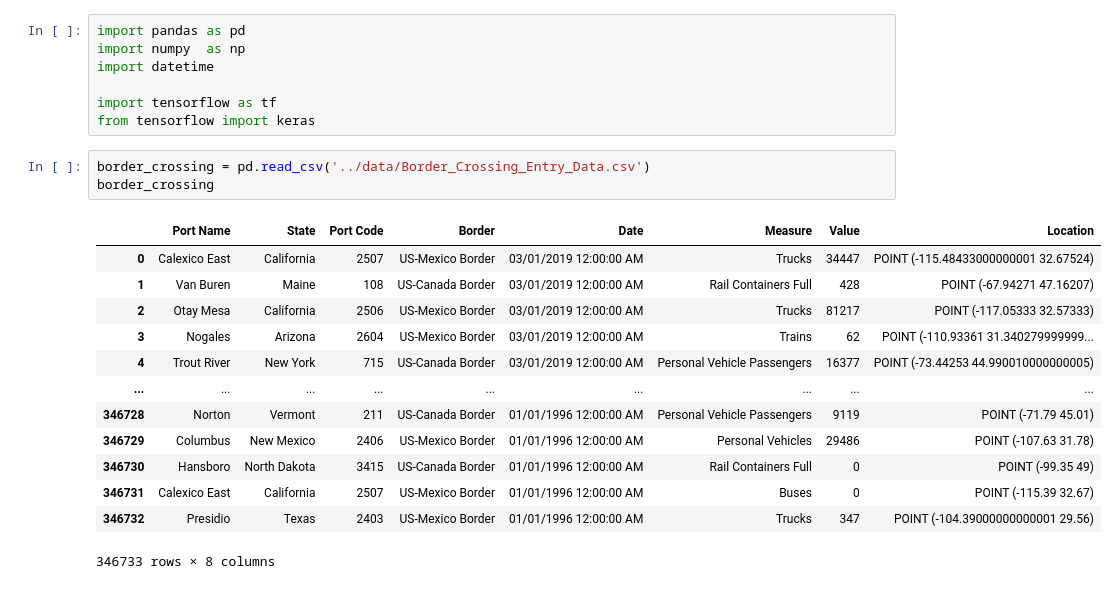
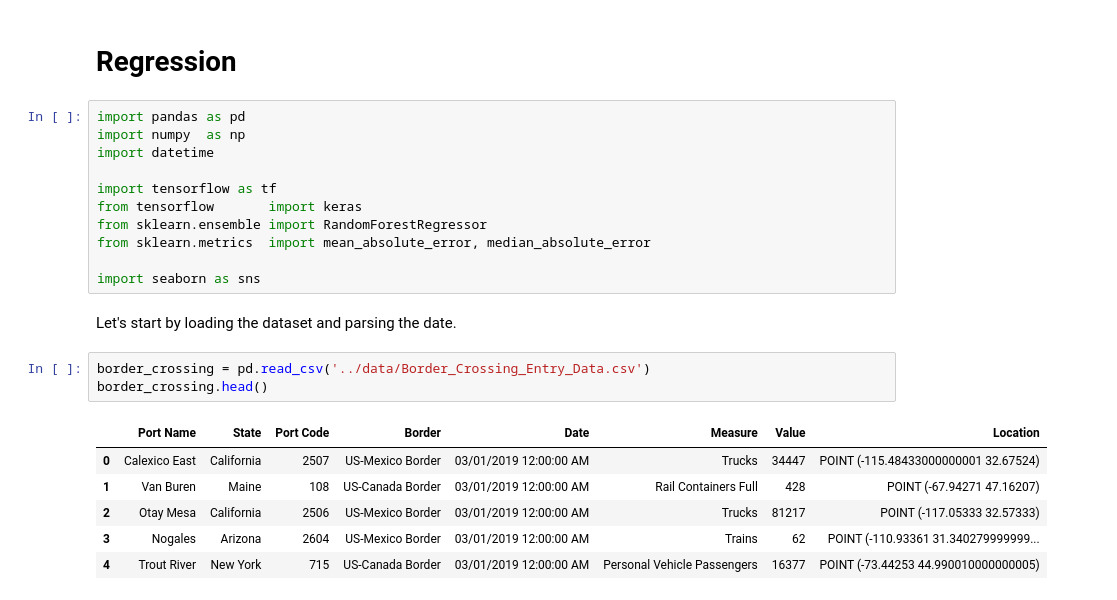
Before and after one commit to dynamic-duo-data-science/dynamicduo, a Jupyter notebook: notebooks/Regression.ipynb, the cells around one changed output. Cells and saved outputs as stored; diff of their text form.

```diff
--- a/notebooks/Regression.ipynb
+++ b/notebooks/Regression.ipynb
@@ -1,25 +1,26 @@
+# %% [markdown]
+# Regression
 # %%
 import pandas as pd
 import numpy  as np
 import datetime
 
 import tensorflow as tf
-from tensorflow import keras
+from tensorflow       import keras
+from sklearn.ensemble import RandomForestRegressor
+from sklearn.metrics  import mean_absolute_error, median_absolute_error
+
+import seaborn as sns
+# %% [markdown]
+Let's start by loading the dataset and parsing the date.
 # %%
 border_crossing = pd.read_csv('../data/Border_Crossing_Entry_Data.csv')
-border_crossing
+border_crossing.head()
 # %% [output]
 |  | Port Name | State | Port Code | Border | Date | Measure | Value | Location |
 | 0 | Calexico East | California | 2507 | US-Mexico Border | 03/01/2019 12:00:00 AM | Trucks | 34447 | POINT (-115.48433000000001 32.67524) |
 | 1 | Van Buren | Maine | 108 | US-Canada Border | 03/01/2019 12:00:00 AM | Rail Containers Full | 428 | POINT (-67.94271 47.16207) |
 | 2 | Otay Mesa | California | 2506 | US-Mexico Border | 03/01/2019 12:00:00 AM | Trucks | 81217 | POINT (-117.05333 32.57333) |
 | 3 | Nogales | Arizona | 2604 | US-Mexico Border | 03/01/2019 12:00:00 AM | Trains | 62 | POINT (-110.93361 31.340279999999... |
 | 4 | Trout River | New York | 715 | US-Canada Border | 03/01/2019 12:00:00 AM | Personal Vehicle Passengers | 16377 | POINT (-73.44253 44.990010000000005) |
-| ... | ... | ... | ... | ... | ... | ... | ... | ... |
-| 346728 | Norton | Vermont | 211 | US-Canada Border | 01/01/1996 12:00:00 AM | Personal Vehicle Passengers | 9119 | POINT (-71.79 45.01) |
-| 346729 | Columbus | New Mexico | 2406 | US-Mexico Border | 01/01/1996 12:00:00 AM | Personal Vehicles | 29486 | POINT (-107.63 31.78) |
-| 346730 | Hansboro | North Dakota | 3415 | US-Canada Border | 01/01/1996 12:00:00 AM | Rail Containers Full | 0 | POINT (-99.35 49) |
-| 346731 | Calexico East | California | 2507 | US-Mexico Border | 01/01/1996 12:00:00 AM | Buses | 0 | POINT (-115.39 32.67) |
-| 346732 | Presidio | Texas | 2403 | US-Mexico Border | 01/01/1996 12:00:00 AM | Trucks | 347 | POINT (-104.39000000000001 29.56) |
-346733 rows × 8 columns
 # %%
```
Also changed, not shown: parts of 44 cells of this notebook.
